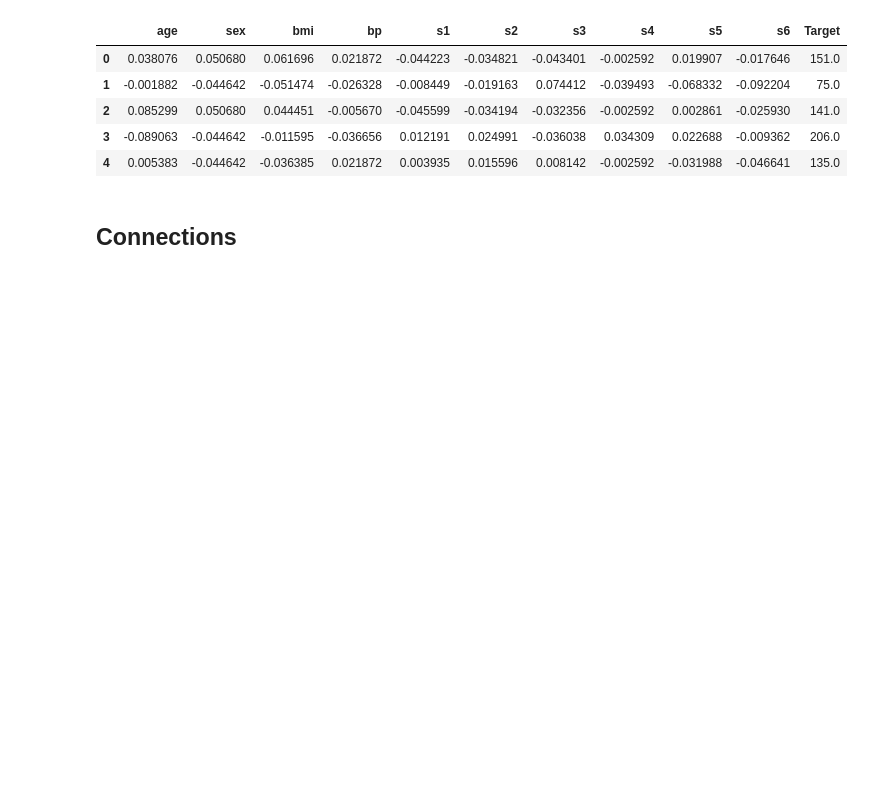
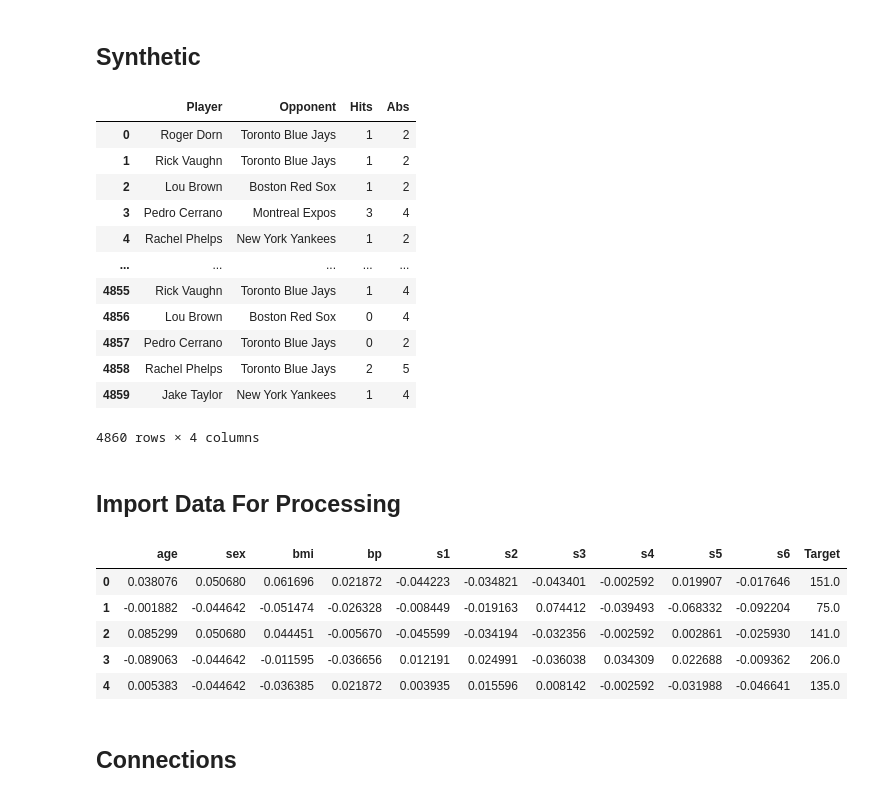
Before and after one commit to derek-dewald/Python_Tools, a Jupyter notebook: JupyterNotebooks/Function Examples.ipynb, the cells around one changed output. Cells and saved outputs as stored; diff of their text form; code cells hidden in the pictures; blank space fills up the shorter version.

```diff
--- a/JupyterNotebooks/Function Examples.ipynb
+++ b/JupyterNotebooks/Function Examples.ipynb
@@ -5,6 +5,43 @@ import numpy as np
 
 import sys
 sys.path.append("/Users/derekdewald/Documents/Python/Github_Repo/d_py_functions")
+# %% [markdown]
+## Synthetic
+# %%
+Members = ['Roger Dorn','Rick Vaughn','Lou Brown','Pedro Cerrano','Rachel Phelps','Jake Taylor']
+Team = ['Montreal Expos','Boston Red Sox','New York Yankees','Toronto Blue Jays']
+years = [1990,1991,1992,1993,1994]
+games = 162
+
+final_df = pd.DataFrame()
+
+for year in years:
+    for day in range(0,games):
+        for player in Members:
+            ab = np.random.randint(1,6)
+            hits = np.random.randint(0,ab)
+            temp_df = pd.DataFrame([[player,np.random.choice(Team),hits,ab]],columns=['Player','Opponent','Hits','Abs'])
+            final_df = pd.concat([final_df,temp_df])
+
+
+final_df = final_df.reset_index(drop=True)
+final_df
+# %% [output]
+|  | Player | Opponent | Hits | Abs |
+| 0 | Roger Dorn | Toronto Blue Jays | 1 | 2 |
+| 1 | Rick Vaughn | Toronto Blue Jays | 1 | 2 |
+| 2 | Lou Brown | Boston Red Sox | 1 | 2 |
+| 3 | Pedro Cerrano | Montreal Expos | 3 | 4 |
+| 4 | Rachel Phelps | New York Yankees | 1 | 2 |
+| ... | ... | ... | ... | ... |
+| 4855 | Rick Vaughn | Toronto Blue Jays | 1 | 4 |
+| 4856 | Lou Brown | Boston Red Sox | 0 | 4 |
+| 4857 | Pedro Cerrano | Toronto Blue Jays | 0 | 2 |
+| 4858 | Rachel Phelps | Toronto Blue Jays | 2 | 5 |
+| 4859 | Jake Taylor | New York Yankees | 1 | 4 |
+4860 rows × 4 columns
+# %% [markdown]
+## Import Data For Processing
 # %%
 from sklearn import datasets
 # Load the diabetes dataset
```
Also changed, not shown: parts of 19 cells of this notebook, 19 other files.
